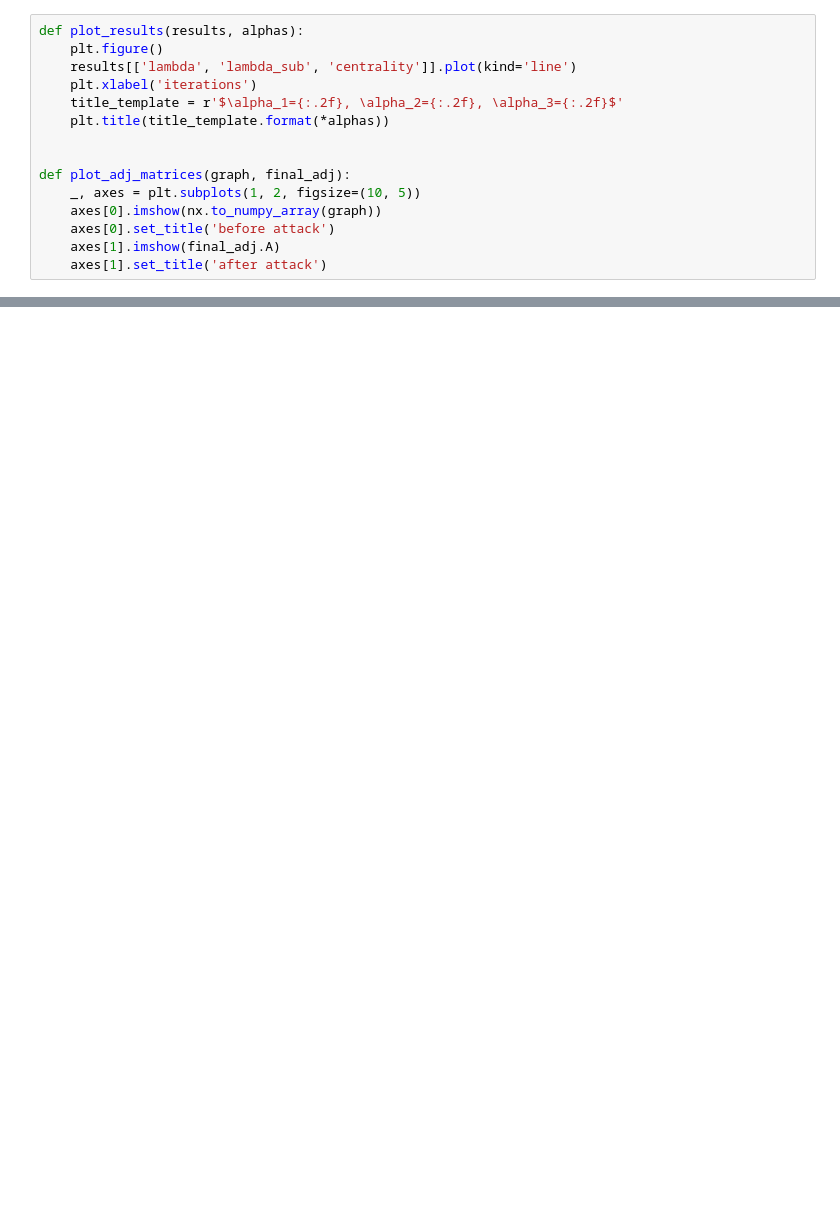
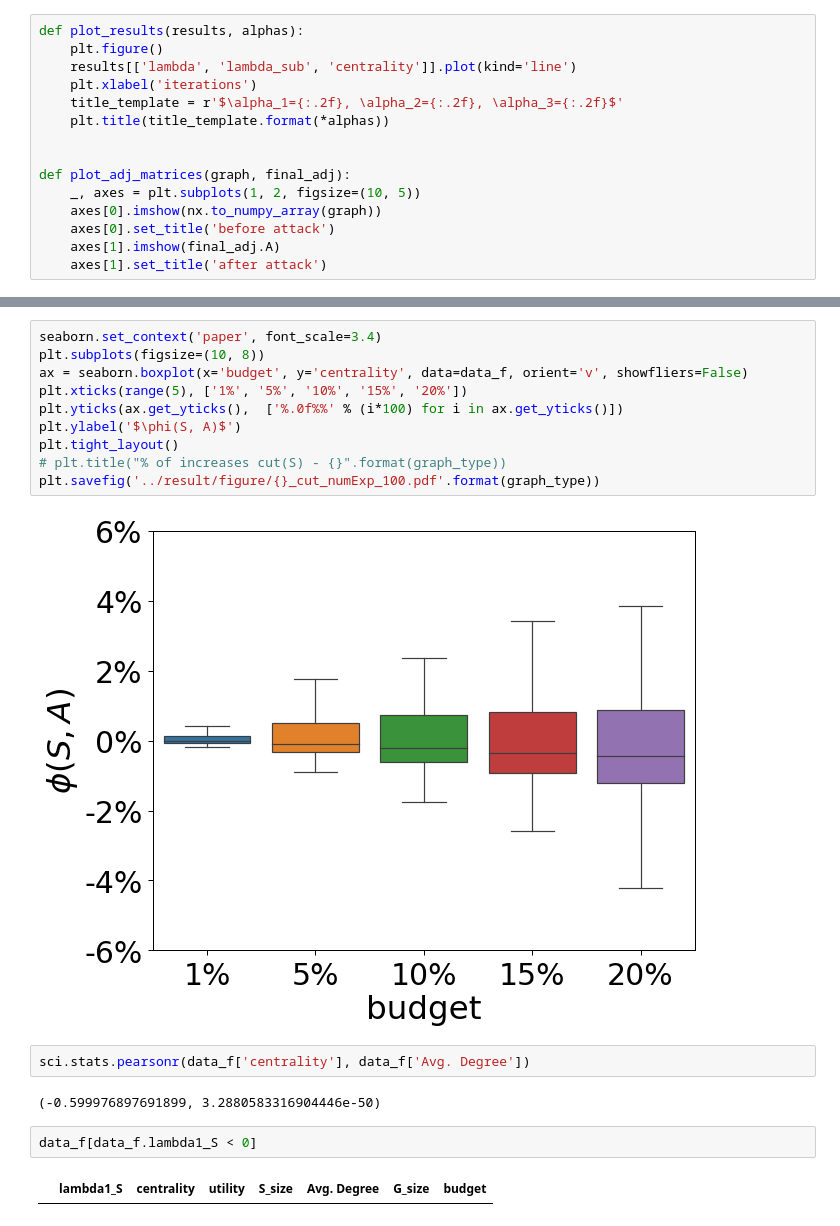
Before and after one commit to marsplus/attack-graph-code, a Jupyter notebook: src/exp.ipynb, the cells around one changed output, grey strips where cells are left out. Cells and saved outputs as stored; diff of their text form; blank space fills up the shorter version.

```diff
--- a/src/exp.ipynb
+++ b/src/exp.ipynb
@@ -112,0 +55,20 @@ As before, the weights of most edges have decreased, while the edges incident to
+# %%
+seaborn.set_context('paper', font_scale=3.4)
+plt.subplots(figsize=(10, 8))
+ax = seaborn.boxplot(x='budget', y='centrality', data=data_f, orient='v', showfliers=False)
+plt.xticks(range(5), ['1%', '5%', '10%', '15%', '20%'])
+plt.yticks(ax.get_yticks(),  ['%.0f%%' % (i*100) for i in ax.get_yticks()])
+plt.ylabel('$\phi(S, A)$')
+plt.tight_layout()
+# plt.title("% of increases cut(S) - {}".format(graph_type))
+plt.savefig('../result/figure/{}_cut_numExp_100.pdf'.format(graph_type))
+# %% [output]
+[figure, added]
+# %%
+sci.stats.pearsonr(data_f['centrality'], data_f['Avg. Degree'])
+# %% [output]
+(-0.599976897691899, 3.2880583316904446e-50)
+# %%
+data_f[data_f.lambda1_S < 0]
+# %% [output]
+|  | lambda1_S | centrality | utility | S_size | Avg. Degree | G_size | budget |
```
Also changed, not shown: parts of 27 cells of this notebook, 17 other files.
